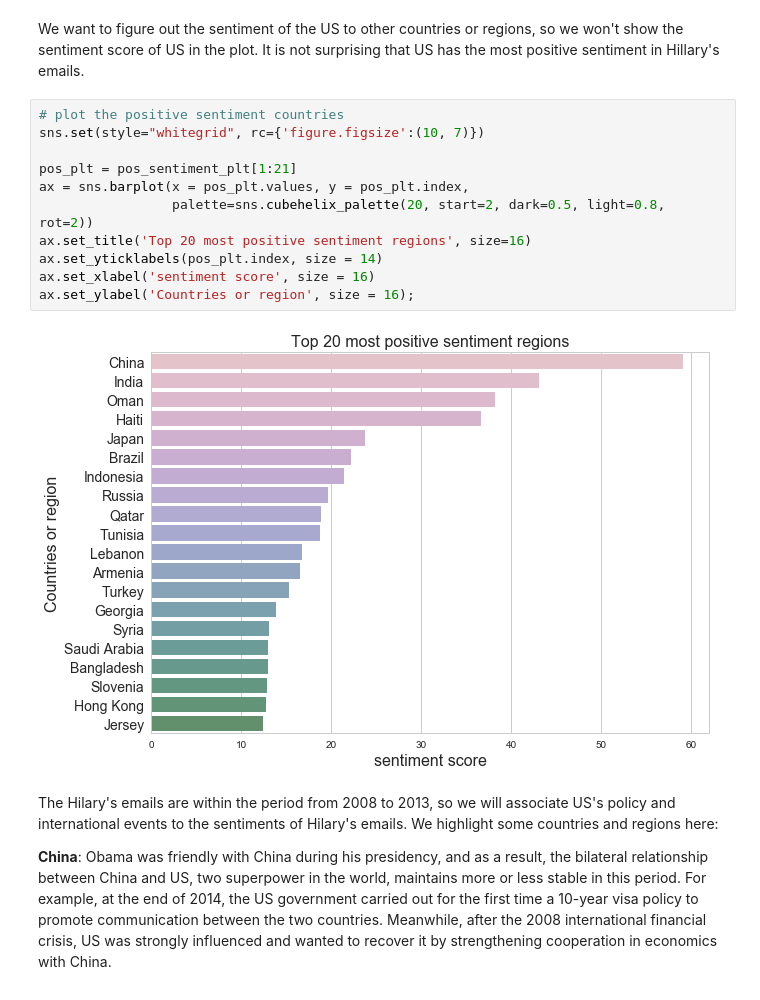
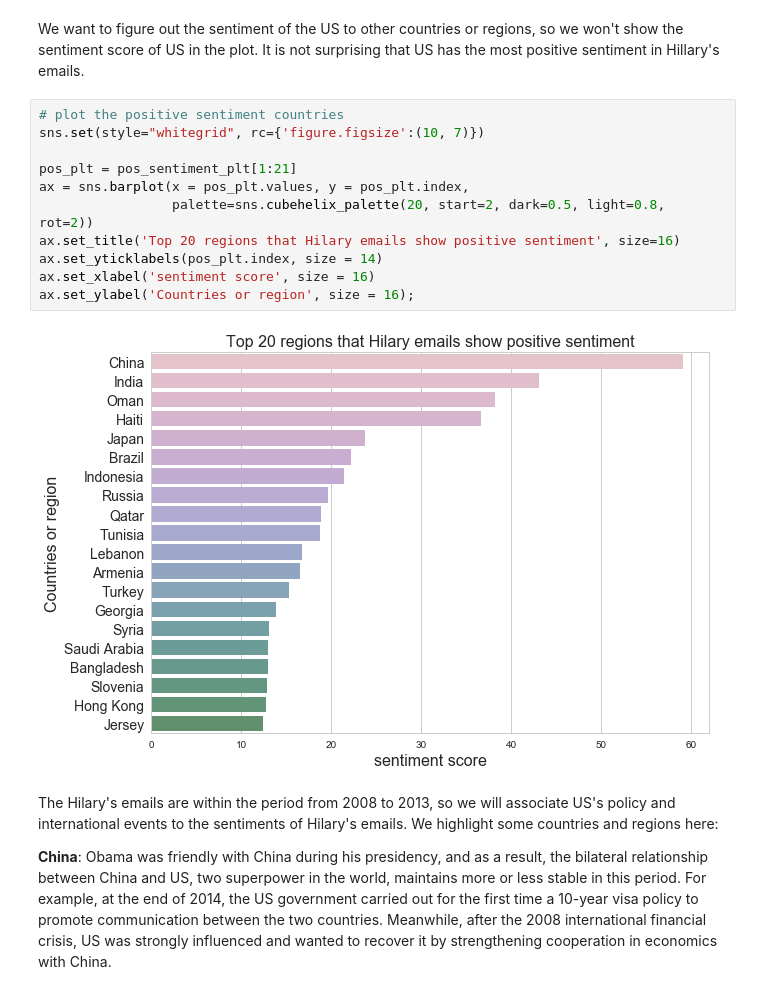
Before and after one commit to yusiZou/zalda, a Jupyter notebook: Secret-of-Clinton-Sentiment-Analysis.ipynb, the cells around one changed output. Drawn from its saved outputs; the diff is of its cells as text.

```diff
--- a/Secret-of-Clinton-Sentiment-Analysis.ipynb
+++ b/Secret-of-Clinton-Sentiment-Analysis.ipynb
@@ -560,16 +558,16 @@ We want to figure out the sentiment of the US to other countries or regions, so
 # %%
 # plot the positive sentiment countries
 sns.set(style="whitegrid", rc={'figure.figsize':(10, 7)})
 
 pos_plt = pos_sentiment_plt[1:21]
 ax = sns.barplot(x = pos_plt.values, y = pos_plt.index,
                  palette=sns.cubehelix_palette(20, start=2, dark=0.5, light=0.8, rot=2))
-ax.set_title('Top 20 most positive sentiment regions', size=16)
+ax.set_title('Top 20 regions that Hilary emails show positive sentiment', size=16)
 ax.set_yticklabels(pos_plt.index, size = 14)
 ax.set_xlabel('sentiment score', size = 16)
 ax.set_ylabel('Countries or region', size = 16);
 # %% [output]
-[figure, old version]
+[figure, new version]
 # %% [markdown]
 The Hilary's emails are within the period from 2008 to 2013, so we will associate US's policy and international events to the sentiments of Hilary's emails. We highlight some countries and regions here:
 
```
Also changed, not shown: parts of 6 cells of this notebook.
